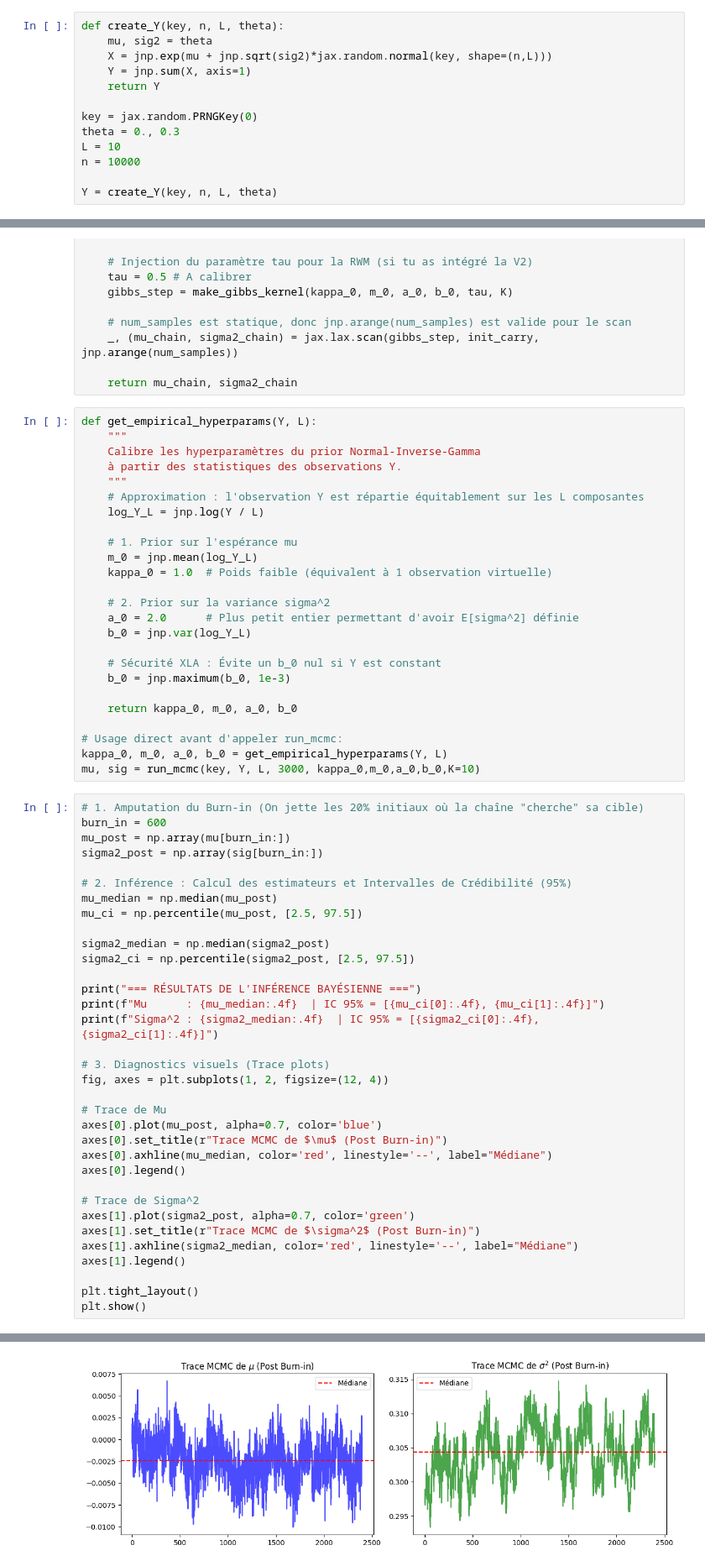
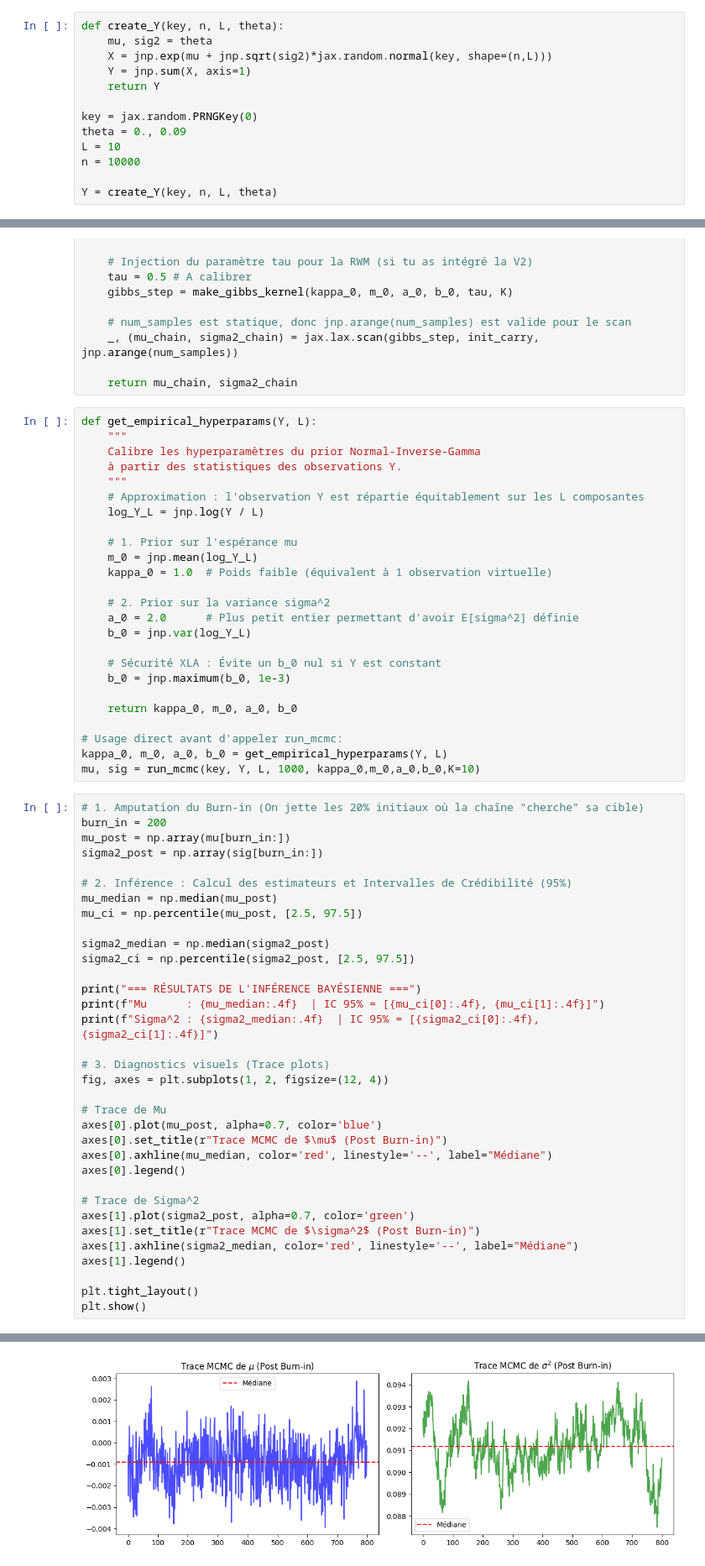
Before and after one commit to Ramei6/Monte-Carlo---Likelihood-free-inference-and-sums-of-log-normal-variates, a Jupyter notebook: exact_sampler.ipynb, the cells around one changed output, grey strips where cells are left out. Shown at 84% size. Cells and saved outputs as stored; diff of their text form.

```diff
--- a/exact_sampler.ipynb
+++ b/exact_sampler.ipynb
@@ -19,7 +19,7 @@ def create_Y(key, n, L, theta):
     return Y
 
 key = jax.random.PRNGKey(0)
-theta = 0., 0.3
+theta = 0., 0.09
 L = 10
 n = 10000
 
@@ -316,10 +316,10 @@ def get_empirical_hyperparams(Y, L):
 
 # Usage direct avant d'appeler run_mcmc:
 kappa_0, m_0, a_0, b_0 = get_empirical_hyperparams(Y, L)
-mu, sig = run_mcmc(key, Y, L, 3000, kappa_0,m_0,a_0,b_0,K=10)
+mu, sig = run_mcmc(key, Y, L, 1000, kappa_0,m_0,a_0,b_0,K=10)
 # %%
 # 1. Amputation du Burn-in (On jette les 20% initiaux où la chaîne "cherche" sa cible)
-burn_in = 600
+burn_in = 200
 mu_post = np.array(mu[burn_in:])
 sigma2_post = np.array(sig[burn_in:])
 
@@ -358,4 +358,4 @@ Sigma^2 : 0.3044  | IC 95% = [0.2970, 0.3114]
-[figure, old version]
+[figure, new version]
 # %%
 fig, axes = plt.subplots(1, 2, figsize=(12, 4))
 
```
Also changed, not shown: parts of 3 cells of this notebook, 13 other files.
